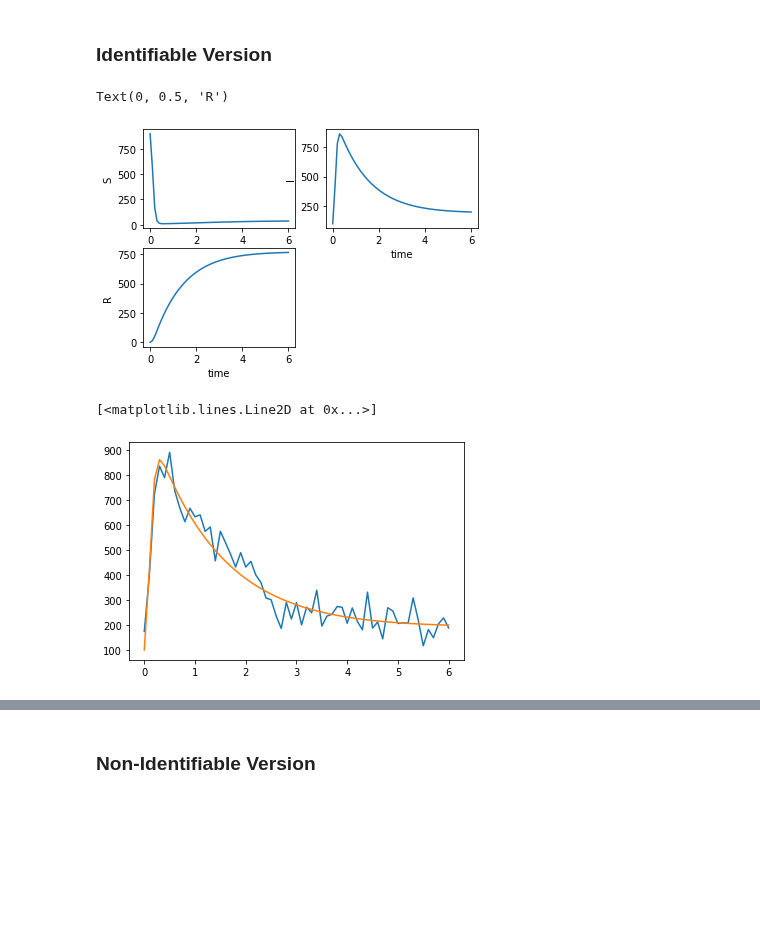
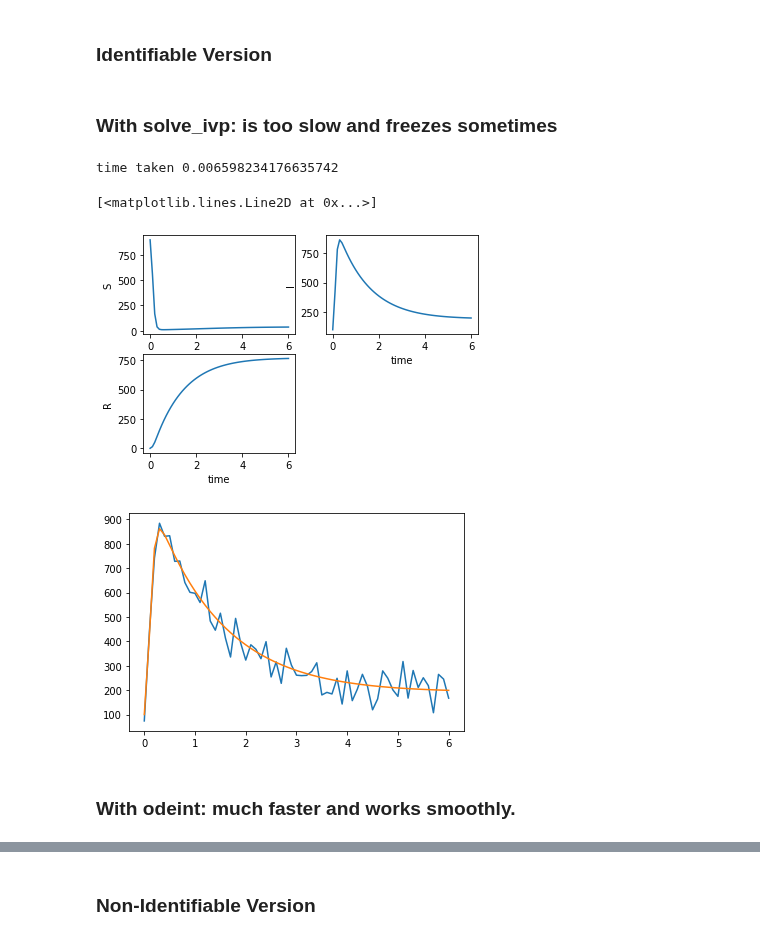
Before and after one commit to hardikparwana/aerosp567, a Jupyter notebook: Project 2/Project2_2.ipynb, the cells around one changed output, grey strips where cells are left out. Drawn from its saved outputs; the diff is of its cells as text; code cells hidden in the pictures; blank space fills up the shorter version.

```diff
--- a/Project 2/Project2_2.ipynb
+++ b/Project 2/Project2_2.ipynb
@@ -538,15 +540,50 @@ plt.show()
 # 2. Setting up truth model for a deterministic system
 # %% [markdown]
 ### Identifiable Version
+# %% [markdown]
+### With solve_ivp: is too slow and freezes sometimes
 # %%
+## With solve_ivp
+
+import time
 theta = np.array([0.02, 0.6, 0.15])
 def SIR(t, y, theta):
     S = y[0]; I = y[1]; R = y[2];
     beta = theta[0]; r = theta[1]; delta = theta[2];
     N = 1000
     dS = delta*N - delta*S -beta*I*S
     dI = beta*I*S - (r+delta)*I
     dR = r*I - delta*R
     return np.array([dS,dI,dR])
 SIR_theta = lambda t, y: SIR(t, y, theta)
-sol = scipy.integrate.solve_ivp(SIR_theta, [0,6], np.array([900,100,0]), t_eval = np.linspace(0,6,61), method='RK45')
+s_time = time.time()
+sol = scipy.integrate.solve_ivp(SIR_theta, [0,6], np.array([900,100,0]), t_eval = np.linspace(0,6,61), method='RK45',vectorized=True)
+print("time taken",time.time()-s_time)
+
+I = sol.y[1,:]
+std_dev = 50
+I_DATA = I + std_dev*np.random.randn(np.shape(I)[0])
+
+plt.subplot(221)
+plt.plot(sol.t, sol.y[0,:])
+plt.xlabel('time')
+plt.ylabel('S')
+
+plt.subplot(222)
+plt.plot(sol.t, sol.y[1,:])
+plt.xlabel('time')
+plt.ylabel('I')
+
+plt.subplot(223)
+plt.plot(sol.t, sol.y[2,:])
+plt.xlabel('time')
+plt.ylabel('R')
+
+plt.figure()
+plt.plot(sol.t,I_DATA)
+plt.plot(sol.t,I)
+# %% [output]
+time taken 0.006598234176635742
+[<matplotlib.lines.Line2D at 0x...>]
+[figure, added]
+[figure, added]
@@ -555,18 +589,0 @@ sol = scipy.integrate.solve_ivp(SIR_theta, [0,6], np.array([900,100,0]), t_eval
-# %%
-plt.subplot(221)
-plt.plot(sol.t, sol.y[0,:])
-plt.xlabel('time')
-plt.ylabel('S')
-
-plt.subplot(222)
-plt.plot(sol.t, sol.y[1,:])
-plt.xlabel('time')
-plt.ylabel('I')
-
-plt.subplot(223)
-plt.plot(sol.t, sol.y[2,:])
-plt.xlabel('time')
-plt.ylabel('R')
-# %% [output]
-Text(0, 0.5, 'R')
-[figure, removed]
@@ -577,6 +590,2 @@ I_DATA = I + std_dev*np.random.randn(np.shape(I)[0])
-# %%
-plt.plot(sol.t,I_DATA)
-plt.plot(sol.t,I)
-# %% [output]
-[<matplotlib.lines.Line2D at 0x...>]
-[figure, removed]
+# %% [markdown]
+### With odeint: much faster and works smoothly.
```
Also changed, not shown: parts of 24 cells of this notebook.
